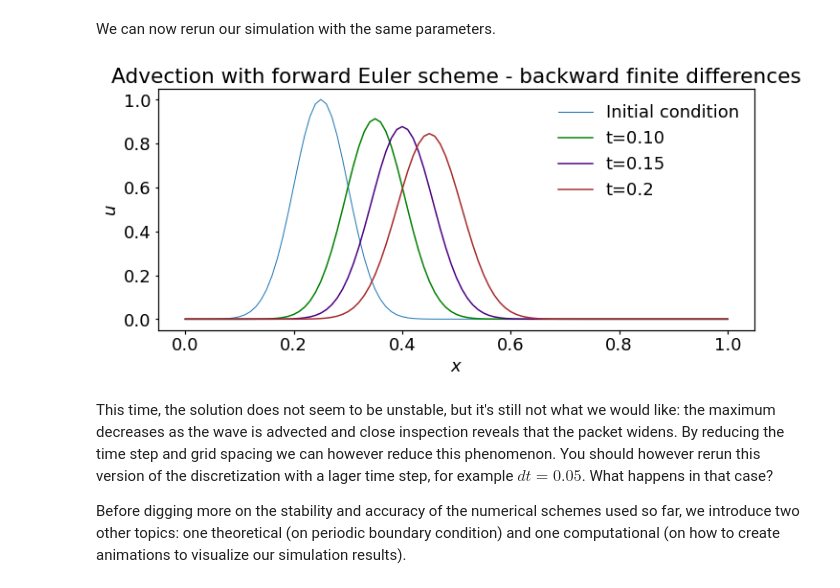
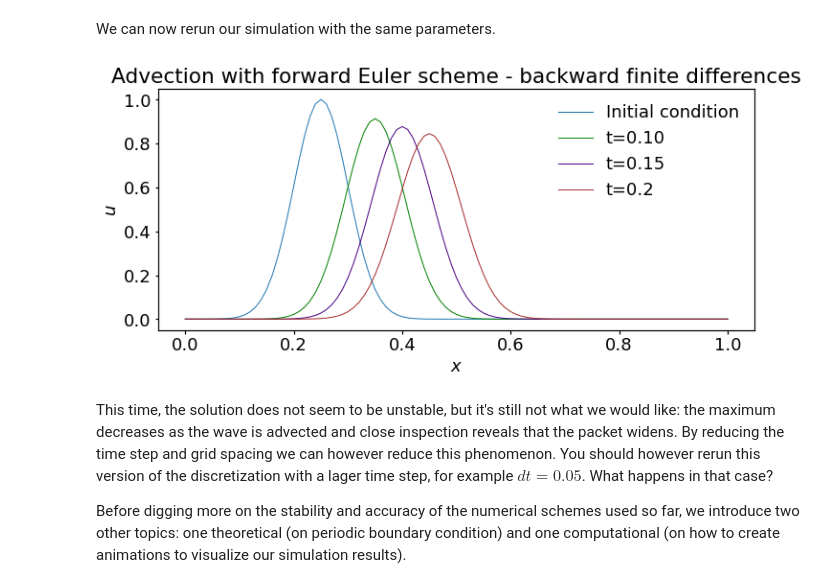
Before and after one commit to aquaULB/book_solving_pde_mooc, a Jupyter notebook: _sources/solving_pde_mooc/notebooks/04_PartialDifferentialEquations/04_01_Advection.ipynb, the cells around one changed output. Saved outputs shown, nothing was run; the diff lists cells and outputs as text; code cells hidden in the pictures.

```diff
--- a/_sources/solving_pde_mooc/notebooks/04_PartialDifferentialEquations/04_01_Advection.ipynb
+++ b/_sources/solving_pde_mooc/notebooks/04_PartialDifferentialEquations/04_01_Advection.ipynb
@@ -246,7 +246,7 @@ def rhs_forward(u, dx, c):
 
     Parameters
     ----------
-    u : array of float
+    u : array of floats
         solution at the current time-step.
     dx : float
         grid spacing
@@ -255,7 +255,7 @@ def rhs_forward(u, dx, c):
 
     Returns
     -------
-    f : array of float
+    f : array of floats
         right-hand side of the wave equation with
         boundary conditions implemented (initial values
         of u are kept constant)
@@ -325,7 +325,7 @@ def rhs_backward(u, dx, c):
 
     Parameters
     ----------
-    u : array of float
+    u : array of floats
         solution at the current time-step.
     dx : float
         grid spacing
@@ -334,7 +334,7 @@ def rhs_backward(u, dx, c):
 
     Returns
     -------
-    f : array of float
+    f : array of floats
         right-hand side of the wave equation with
         boundary conditions implemented (initial values
         of u are kept constant)
@@ -361,18 +361,18 @@ for n in range(nt):
 # %%
 # plot the solution at several times
 fig, ax = plt.subplots(figsize=(10, 5))
 
 ax.plot(x, u[0], label='Initial condition')
-ax.plot(x, u[int(0.10 / dt)], lw=1.5, color='green', label='t=0.10')
-ax.plot(x, u[int(0.15 / dt)], lw=1.5, color='indigo', label='t=0.15')
-ax.plot(x, u[int(t_final / dt)], lw=1.5, color='brown', label=f't={t_final}')
+ax.plot(x, u[int(0.10 / dt)], color='green', label='t=0.10')
+ax.plot(x, u[int(0.15 / dt)], color='indigo', label='t=0.15')
+ax.plot(x, u[int(t_final / dt)], color='brown', label=f't={t_final}')
 
 ax.set_xlabel('$x$')
 ax.set_ylabel('$u$')
 ax.set_title('Advection with forward Euler scheme - backward finite differences')
 ax.legend();
 # %% [output]
-[figure, old version]
+[figure, new version]
 # %% [markdown]
 This time, the solution does not seem to be unstable, but it's still not what we would like: the maximum decreases as the wave is advected and close inspection reveals that the packet widens. By reducing the time step and grid spacing we can however reduce this phenomenon. You should however rerun this version of the discretization with a lager time step, for example $dt=0.05$. What happens in that case?
 
```
Also changed, not shown: parts of 3 cells of this notebook, 32 other files.
